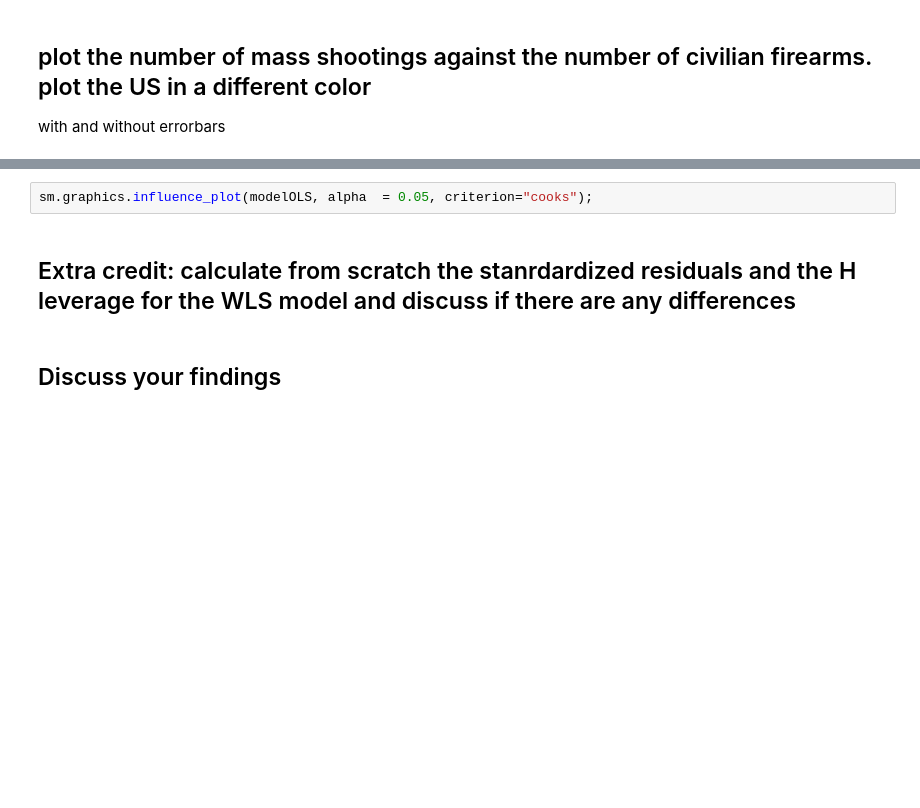
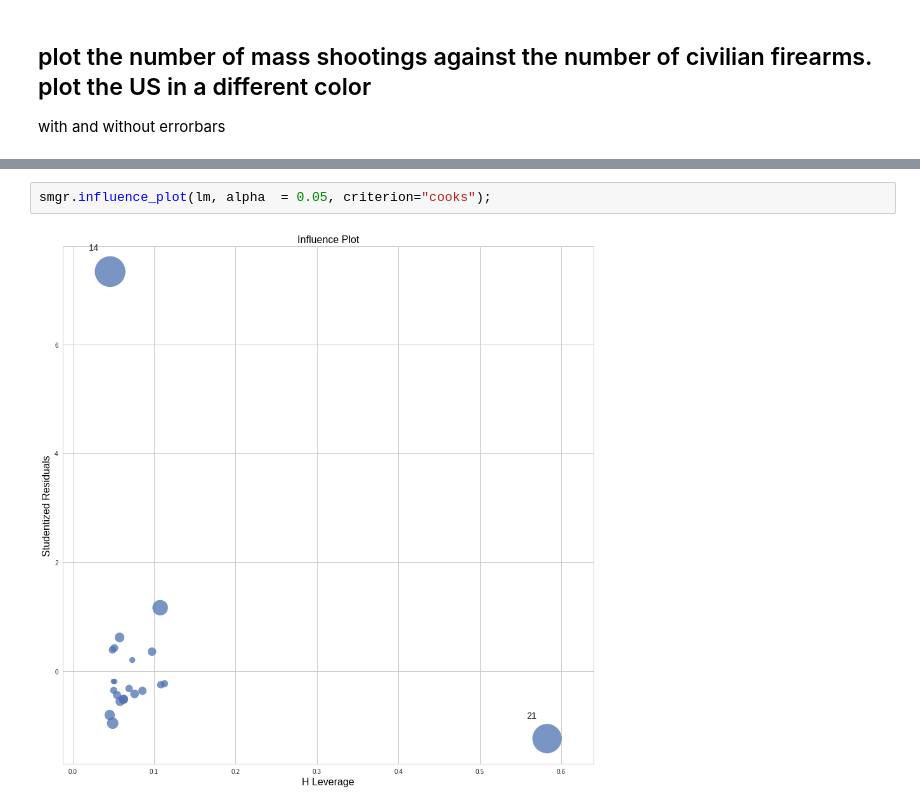
Before and after one commit to qiuyliu/PUI2017_uc288, a Jupyter notebook: HW5_uc288/Assignment3_uc288.ipynb, the cells around one changed output, grey strips where cells are left out. Drawn from its saved outputs; the diff is of its cells as text; blank space fills up the shorter version.

```diff
--- a/HW5_uc288/Assignment3_uc288.ipynb
+++ b/HW5_uc288/Assignment3_uc288.ipynb
@@ -460,6 +502,4 @@ This is the topic of this week's assigned reading, so make sure you do the readi
 # %%
-sm.graphics.influence_plot(modelOLS, alpha  = 0.05, criterion="cooks");
+smgr.influence_plot(lm, alpha  = 0.05, criterion="cooks");
+# %% [output]
+[figure, added]
-# %% [markdown]
-## Extra credit: calculate from scratch the stanrdardized residuals and the H leverage for the WLS model and discuss if there are any differences
-# %% [markdown]
-## Discuss your findings
```
Also changed, not shown: parts of 35 cells of this notebook, 1 other file.
